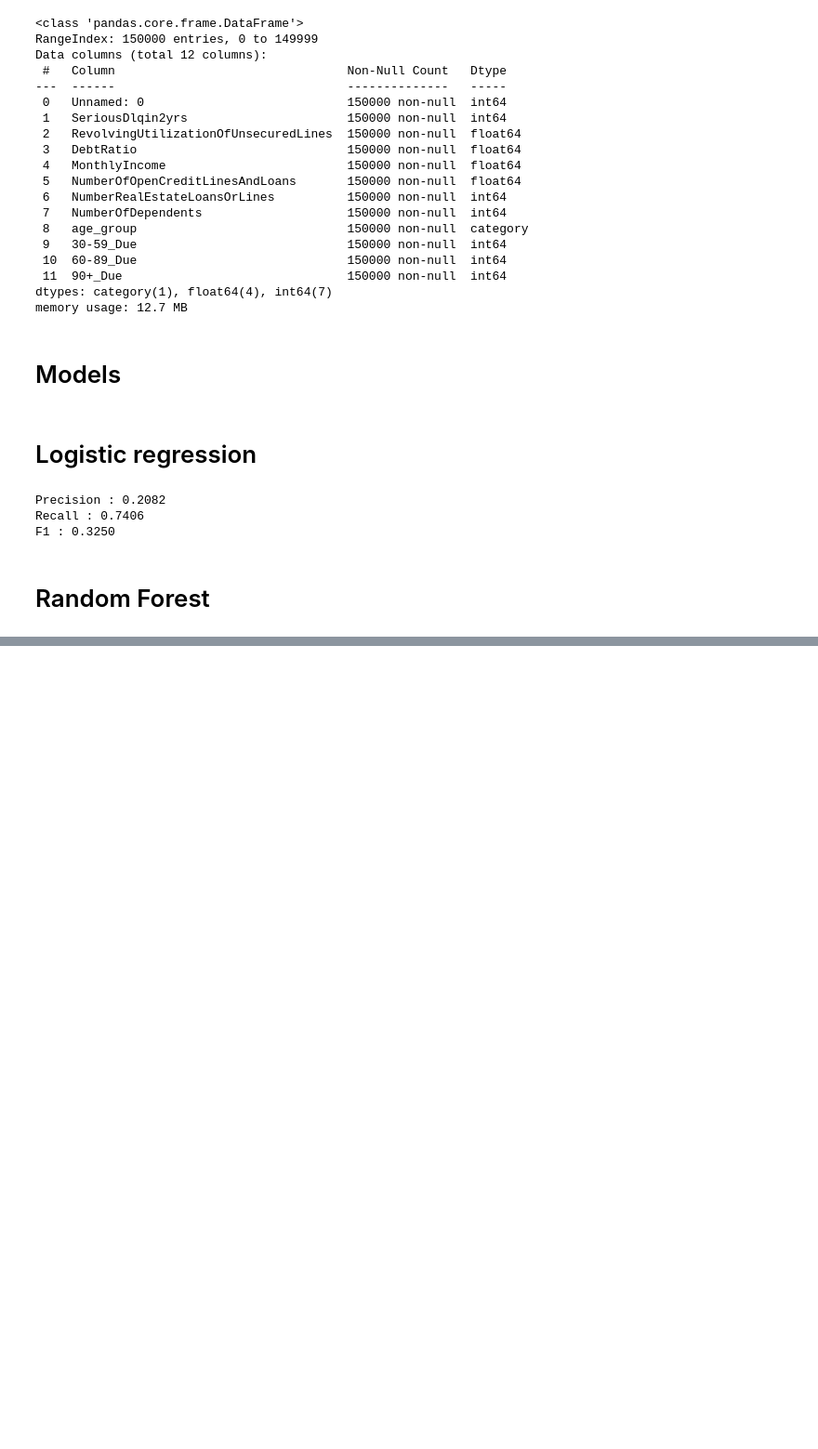
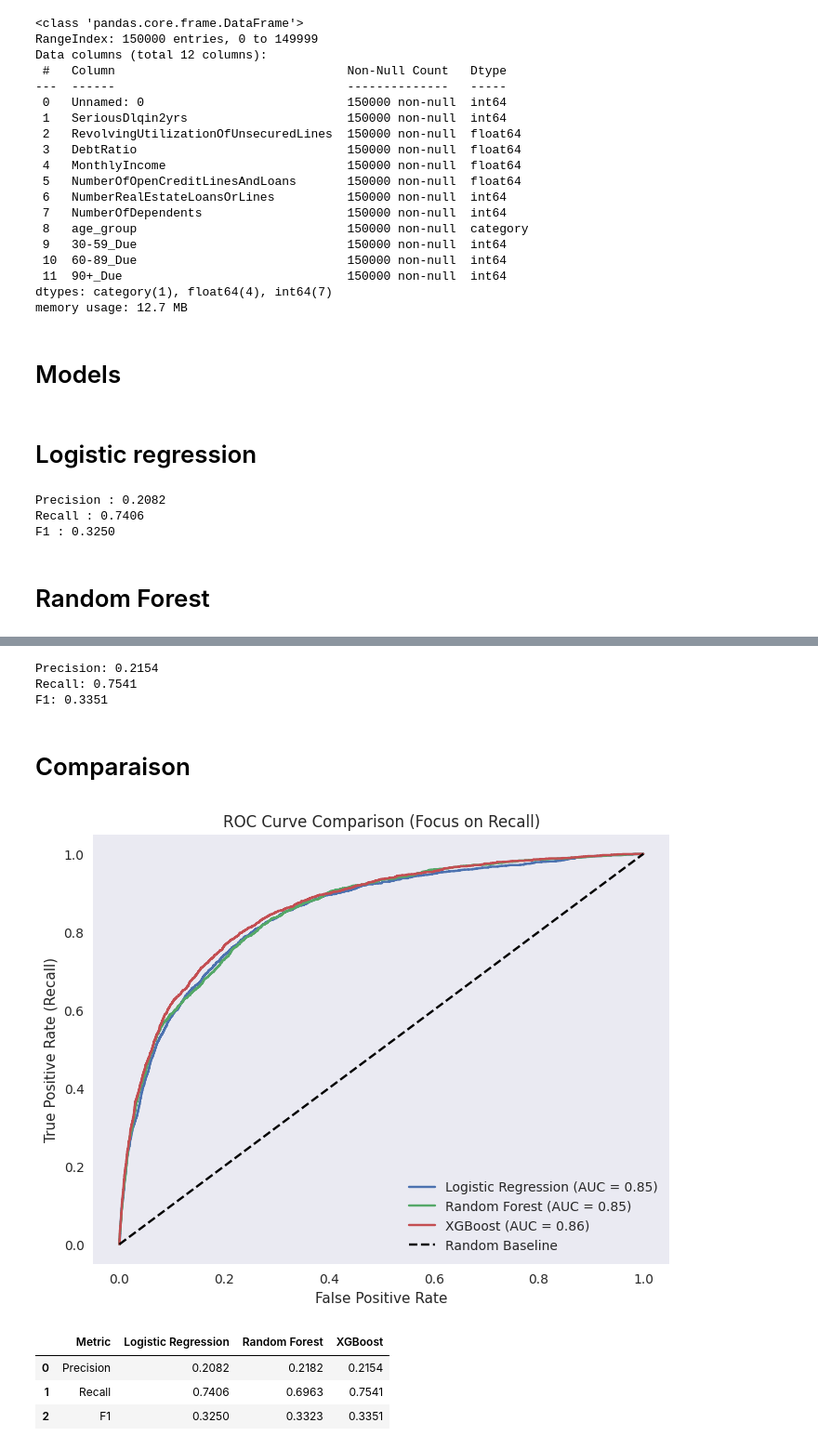
Before and after one commit to abdelmounaimTA/Credit-Risk-Analysis-PD, a Jupyter notebook: main.ipynb, the cells around one changed output, grey strips where cells are left out. Shown: that part at 93% size. Saved outputs shown, nothing was run; the diff lists cells and outputs as text; code cells hidden in the pictures; blank space fills up the shorter version.

```diff
--- a/EDA_data_preprocessing.ipynb
+++ b/main.ipynb
@@ -269,7 +269,7 @@ F1 : 0.3250
 # %% [markdown]
 # Random Forest
 # %%
-rfc = RandomForestClassifier(class_weight='balanced', n_estimators=200, max_depth=5, min_samples_leaf = 2,random_state=45)
+rfc = RandomForestClassifier(class_weight='balanced', n_estimators=200, max_depth=4, min_samples_leaf = 2,random_state=45)
 pipeline_rfc = Pipeline([('col',col_transformer),('clf',rfc)])
 # %%
 RFC_model = pipeline_rfc.fit(X_train,Y_train)
@@ -294,0 +306,3 @@ threshold
+# %%
+pipeline_xgb = Pipeline([('col', col_transformer), ('clf', xgb_model)])
+model_xgb = pipeline_xgb.fit(X_train, Y_train)
@@ -294,0 +311,61 @@ threshold
+# %%
+precision_xgb = round(precision_score(Y_val, predict_xgb),4)
+recall_xgb = round(recall_score(Y_val, predict_xgb),4)
+f1_xgb = round(f1_score(Y_val, predict_xgb),4)
+
+print(f"Precision: {precision_xgb}")
+print(f"Recall: {recall_xgb}")
+print(f"F1: {f1_xgb}")
+# %% [output]
+Precision: 0.2154
+Recall: 0.7541
+F1: 0.3351
+# %% [markdown]
+# Comparaison
+# %%
+# Probabilities from each model
+y_prob_logistic = logistic_model.predict_proba(X_val)[:, 1]
+y_prob_rfc = RFC_model.predict_proba(X_val)[:, 1]
+y_prob_xgb = model_xgb.predict_proba(X_val)[:, 1]
+# %%
+# Compute ROC curves and AUCs
+fpr_log, tpr_log, _ = roc_curve(Y_val, y_prob_logistic)
+auc_log = roc_auc_score(Y_val, y_prob_logistic)
+
+fpr_rfc, tpr_rfc, _ = roc_curve(Y_val, y_prob_rfc)
+auc_rfc = roc_auc_score(Y_val, y_prob_rfc)
+
+fpr_xgb, tpr_xgb, _ = roc_curve(Y_val, y_prob_xgb)
+auc_xgb = roc_auc_score(Y_val, y_prob_xgb)
+
+# Plot all curves
+plt.figure(figsize=(8, 6))
+plt.plot(fpr_log, tpr_log, label=f"Logistic Regression (AUC = {auc_log:.2f})")
+plt.plot(fpr_rfc, tpr_rfc, label=f"Random Forest (AUC = {auc_rfc:.2f})")
+plt.plot(fpr_xgb, tpr_xgb, label=f"XGBoost (AUC = {auc_xgb:.2f})")
+
+plt.plot([0, 1], [0, 1], 'k--', label="Random Baseline")
+
+plt.xlabel("False Positive Rate")
+plt.ylabel("True Positive Rate (Recall)")
+plt.title("ROC Curve Comparison (Focus on Recall)")
+plt.legend(loc="lower right")
+plt.grid()
+plt.show()
+# %% [output]
+[figure, added]
+# %%
+Models_comparaison = pd.DataFrame({
+    'Metric' : ['Precision', 'Recall', 'F1'],
+    'Logistic Regression' : [precision_logistic,recall_logistic,f1_logistic],
+    'Random Forest': [precision_rfc,recall_rfc,f1_rfc],
+    'XGBoost' : [precision_xgb,recall_xgb, f1_xgb]
+    })
+
+Models_comparaison = Models_comparaison.round(4)
+Models_comparaison
+# %% [output]
+|  | Metric | Logistic Regression | Random Forest | XGBoost |
+| 0 | Precision | 0.2082 | 0.2182 | 0.2154 |
+| 1 | Recall | 0.7406 | 0.6963 | 0.7541 |
+| 2 | F1 | 0.3250 | 0.3323 | 0.3351 |
```
Also changed, not shown: parts of 10 cells of this notebook, 2 other files.
